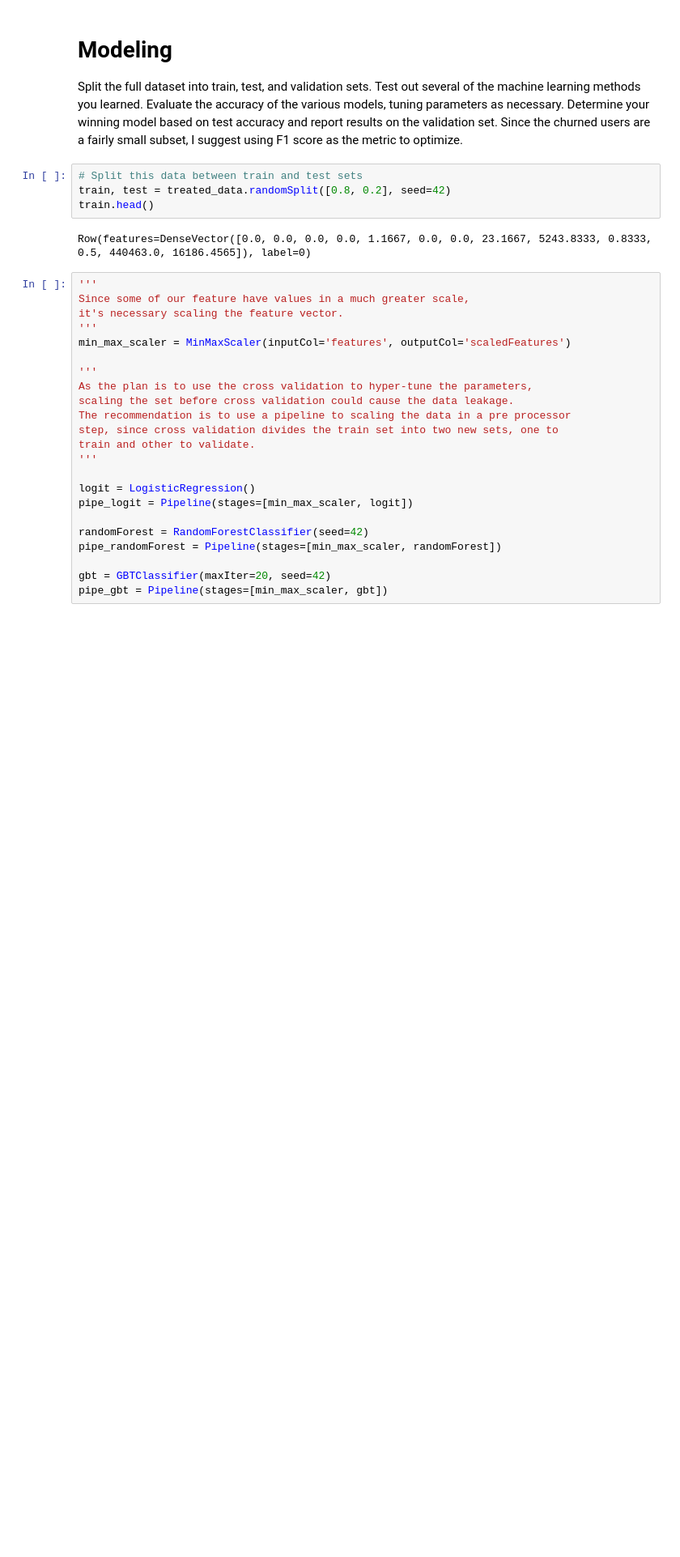
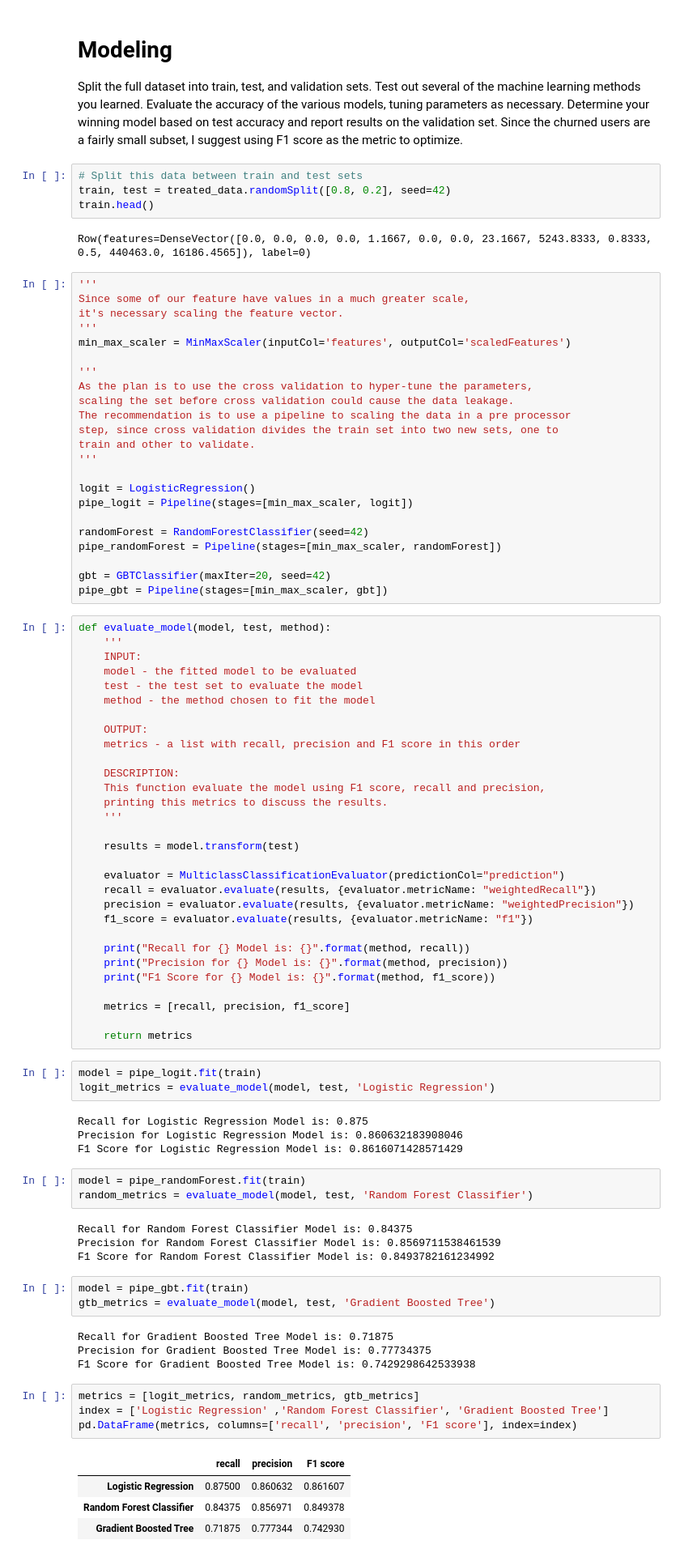
Before and after one commit to thiagolimaop/sparkify_churn, a Jupyter notebook: Sparkify.ipynb, the cells around one changed output. Shown: that part at 81% size. Cells and saved outputs as stored; diff of their text form; blank space fills up the shorter version.

```diff
--- a/Sparkify.ipynb
+++ b/Sparkify.ipynb
@@ -1299,3 +1299,63 @@ pipe_randomForest = Pipeline(stages=[min_max_scaler, randomForest])
 
 gbt = GBTClassifier(maxIter=20, seed=42)
 pipe_gbt = Pipeline(stages=[min_max_scaler, gbt])
+# %%
+def evaluate_model(model, test, method):
+    '''
+    INPUT:
+    model - the fitted model to be evaluated
+    test - the test set to evaluate the model
+    method - the method chosen to fit the model
+
+    OUTPUT:
+    metrics - a list with recall, precision and F1 score in this order
+
+    DESCRIPTION:
+    This function evaluate the model using F1 score, recall and precision,
+    printing this metrics to discuss the results.
+    '''
+
+    results = model.transform(test)
+
+    evaluator = MulticlassClassificationEvaluator(predictionCol="prediction")
+    recall = evaluator.evaluate(results, {evaluator.metricName: "weightedRecall"})
+    precision = evaluator.evaluate(results, {evaluator.metricName: "weightedPrecision"})
+    f1_score = evaluator.evaluate(results, {evaluator.metricName: "f1"})
+
+    print("Recall for {} Model is: {}".format(method, recall))
+    print("Precision for {} Model is: {}".format(method, precision))
+    print("F1 Score for {} Model is: {}".format(method, f1_score))
+
+    metrics = [recall, precision, f1_score]
+
+    return metrics
+# %%
+model = pipe_logit.fit(train)
+logit_metrics = evaluate_model(model, test, 'Logistic Regression')
+# %% [output]
+Recall for Logistic Regression Model is: 0.875
+Precision for Logistic Regression Model is: 0.860632183908046
+F1 Score for Logistic Regression Model is: 0.8616071428571429
+# %%
+model = pipe_randomForest.fit(train)
+random_metrics = evaluate_model(model, test, 'Random Forest Classifier')
+# %% [output]
+Recall for Random Forest Classifier Model is: 0.84375
+Precision for Random Forest Classifier Model is: 0.8569711538461539
+F1 Score for Random Forest Classifier Model is: 0.8493782161234992
+# %%
+model = pipe_gbt.fit(train)
+gtb_metrics = evaluate_model(model, test, 'Gradient Boosted Tree')
+# %% [output]
+Recall for Gradient Boosted Tree Model is: 0.71875
+Precision for Gradient Boosted Tree Model is: 0.77734375
+F1 Score for Gradient Boosted Tree Model is: 0.7429298642533938
+# %%
+metrics = [logit_metrics, random_metrics, gtb_metrics]
+index = ['Logistic Regression' ,'Random Forest Classifier', 'Gradient Boosted Tree']
+pd.DataFrame(metrics, columns=['recall', 'precision', 'F1 score'], index=index)
+# %% [output]
+|  | recall | precision | F1 score |
+| Logistic Regression | 0.87500 | 0.860632 | 0.861607 |
+| Random Forest Classifier | 0.84375 | 0.856971 | 0.849378 |
+| Gradient Boosted Tree | 0.71875 | 0.777344 | 0.742930 |
```
Also changed, not shown: parts of 20 cells of this notebook.
